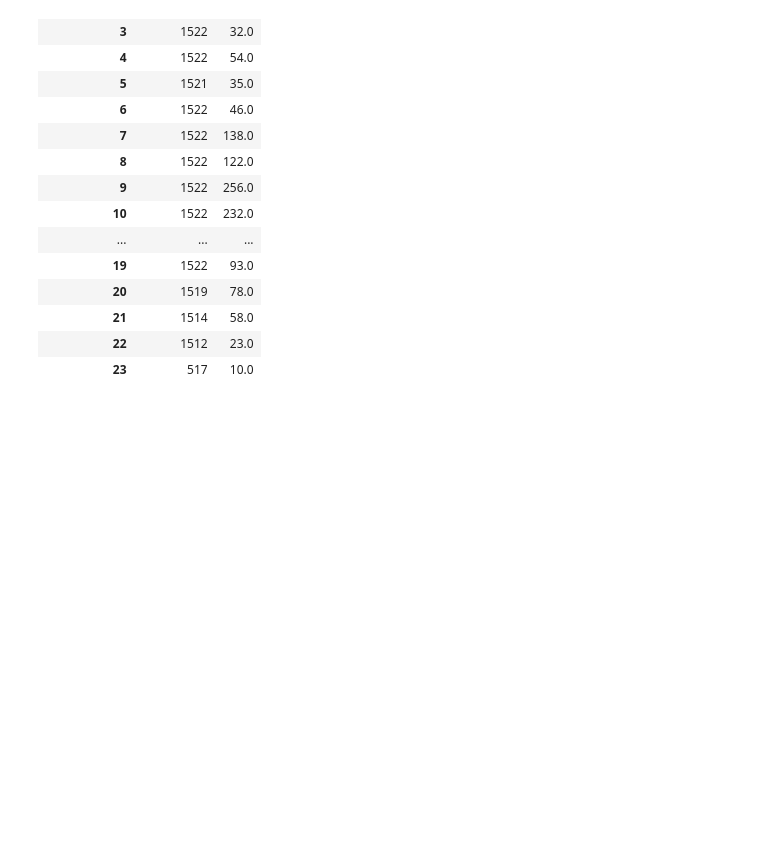
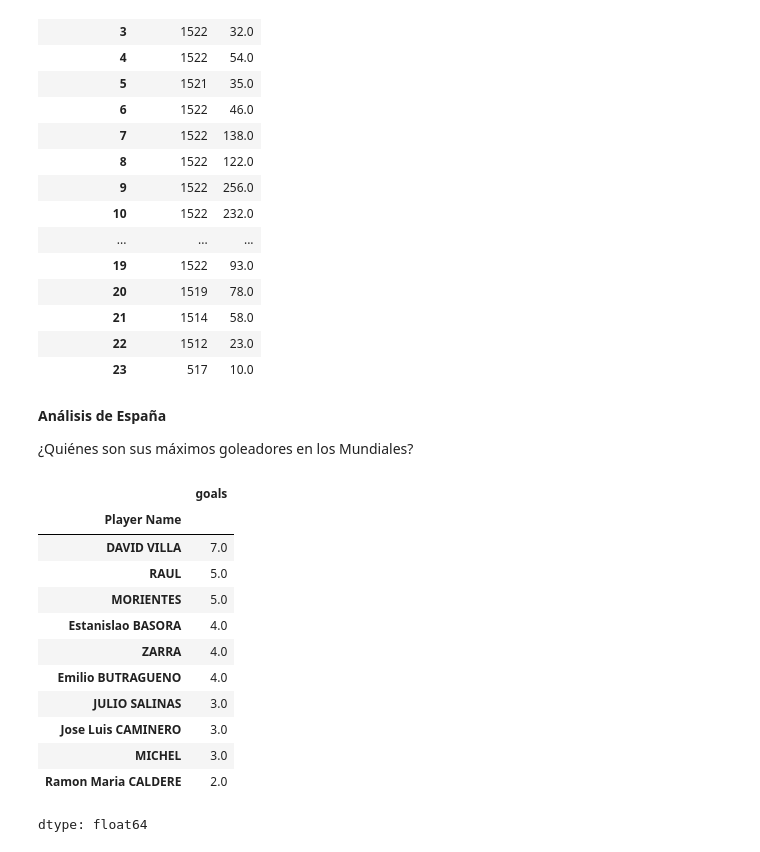
Before and after one commit to claudiocdc/fifa-world-cup-analysis, a Jupyter notebook: 01_Limpieza_Fifa_WorldCup.ipynb, the cells around one changed output. Saved outputs shown, nothing was run; the diff lists cells and outputs as text; code cells hidden in the pictures; blank space fills up the shorter version.

```diff
--- a/01_Limpieza_Fifa_WorldCup.ipynb
+++ b/01_Limpieza_Fifa_WorldCup.ipynb
@@ -780,3 +780,28 @@ shirt_stats
 #En powerBI nos dimos cuenta que habia que cambiar el tipo de goals
 shirt_stats['goals'] = shirt_stats['goals'].astype(int)
 shirt_stats.to_csv('shirt_stats.csv')
+# %% [markdown]
+**Análisis de España**
+
+¿Quiénes son sus máximos goleadores en los Mundiales?
+# %%
+#Filtramos
+spain = df_players_year[df_players_year['Team Initials'] == 'ESP']
+##Agrupamos
+spain = spain.groupby('Player Name')['goals'].sum()
+###Ordenamos
+spain.sort_values(ascending=False).head(10)
+# %% [output]
+|  | goals |
+| Player Name |  |
+| DAVID VILLA | 7.0 |
+| RAUL | 5.0 |
+| MORIENTES | 5.0 |
+| Estanislao BASORA | 4.0 |
+| ZARRA | 4.0 |
+| Emilio BUTRAGUENO | 4.0 |
+| JULIO SALINAS | 3.0 |
+| Jose Luis CAMINERO | 3.0 |
+| MICHEL | 3.0 |
+| Ramon Maria CALDERE | 2.0 |
+dtype: float64
```
Also changed, not shown: parts of 6 cells of this notebook.
